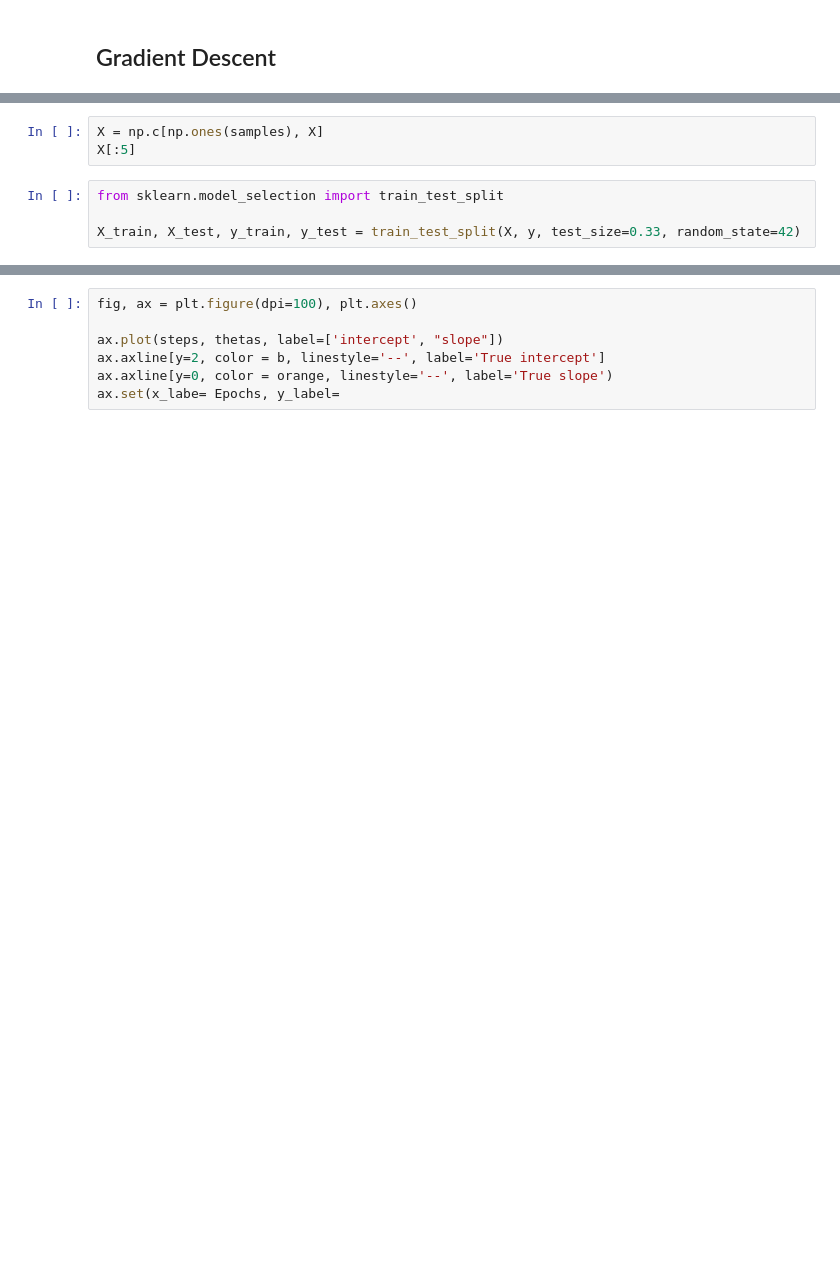
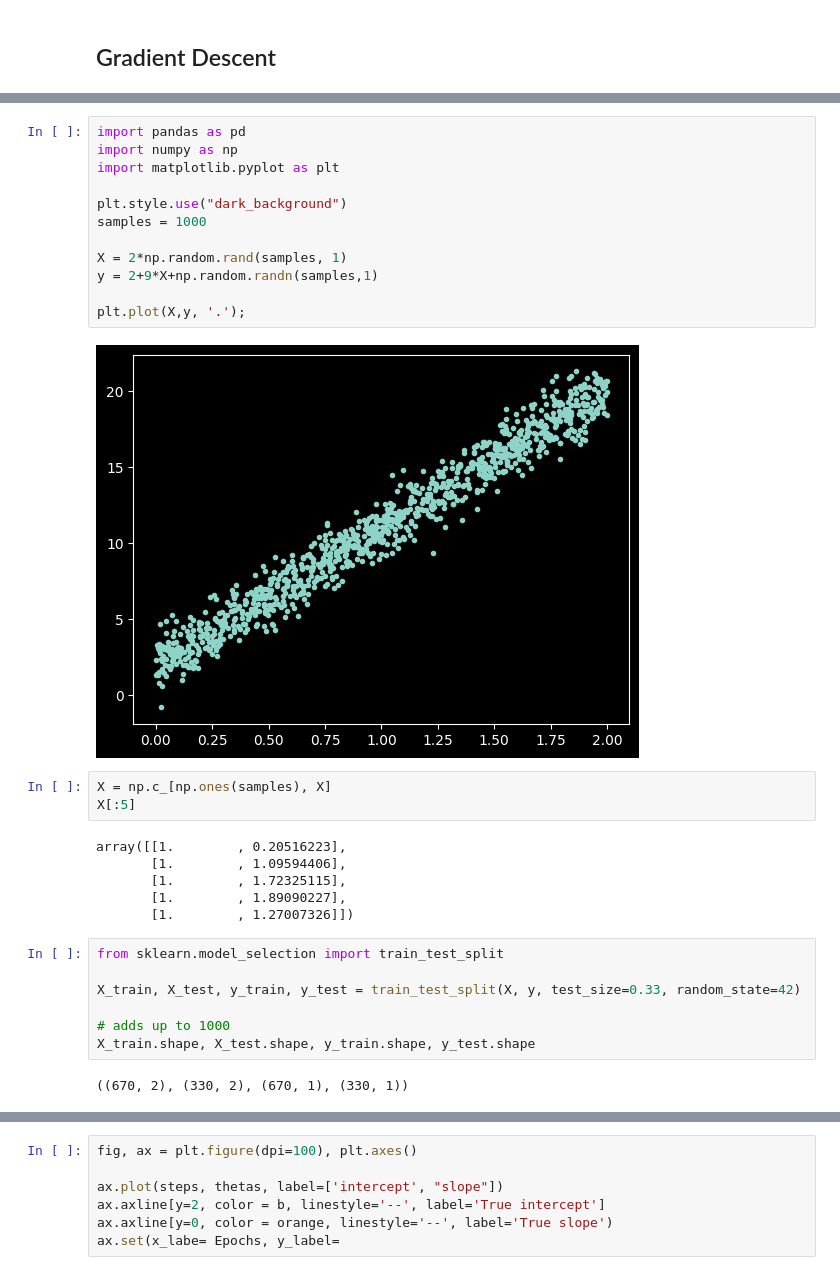
Before and after one commit to PaerBrady/Machine-learning-AI24, a Jupyter notebook: Code-along/gardient_decent_250226.ipynb, the cells around one changed output, grey strips where cells are left out. Cells and saved outputs as stored; diff of their text form; blank space fills up the shorter version.

```diff
--- a/Code-along/gardient_decent_250226.ipynb
+++ b/Code-along/gardient_decent_250226.ipynb
@@ -9,8 +8,33 @@ df = pd.read_csv
+# %%
+import pandas as pd
+import numpy as np
+import matplotlib.pyplot as plt
+
+plt.style.use("dark_background")
+samples = 1000
+
+X = 2*np.random.rand(samples, 1)
+y = 2+9*X+np.random.randn(samples,1)
+
+plt.plot(X,y, '.');
+# %% [output]
+[figure, added]
 # %%
-X = np.c[np.ones(samples), X]
+X = np.c_[np.ones(samples), X]
 X[:5]
+# %% [output]
+array([[1.        , 0.20516223],
+       [1.        , 1.09594406],
+       [1.        , 1.72325115],
+       [1.        , 1.89090227],
+       [1.        , 1.27007326]])
 # %%
 from sklearn.model_selection import train_test_split
 
 X_train, X_test, y_train, y_test = train_test_split(X, y, test_size=0.33, random_state=42)
+
+# adds up to 1000
+X_train.shape, X_test.shape, y_train.shape, y_test.shape
+# %% [output]
+((670, 2), (330, 2), (670, 1), (330, 1))
 # %%
```
Also changed, not shown: parts of 4 cells of this notebook, 1 other file.
